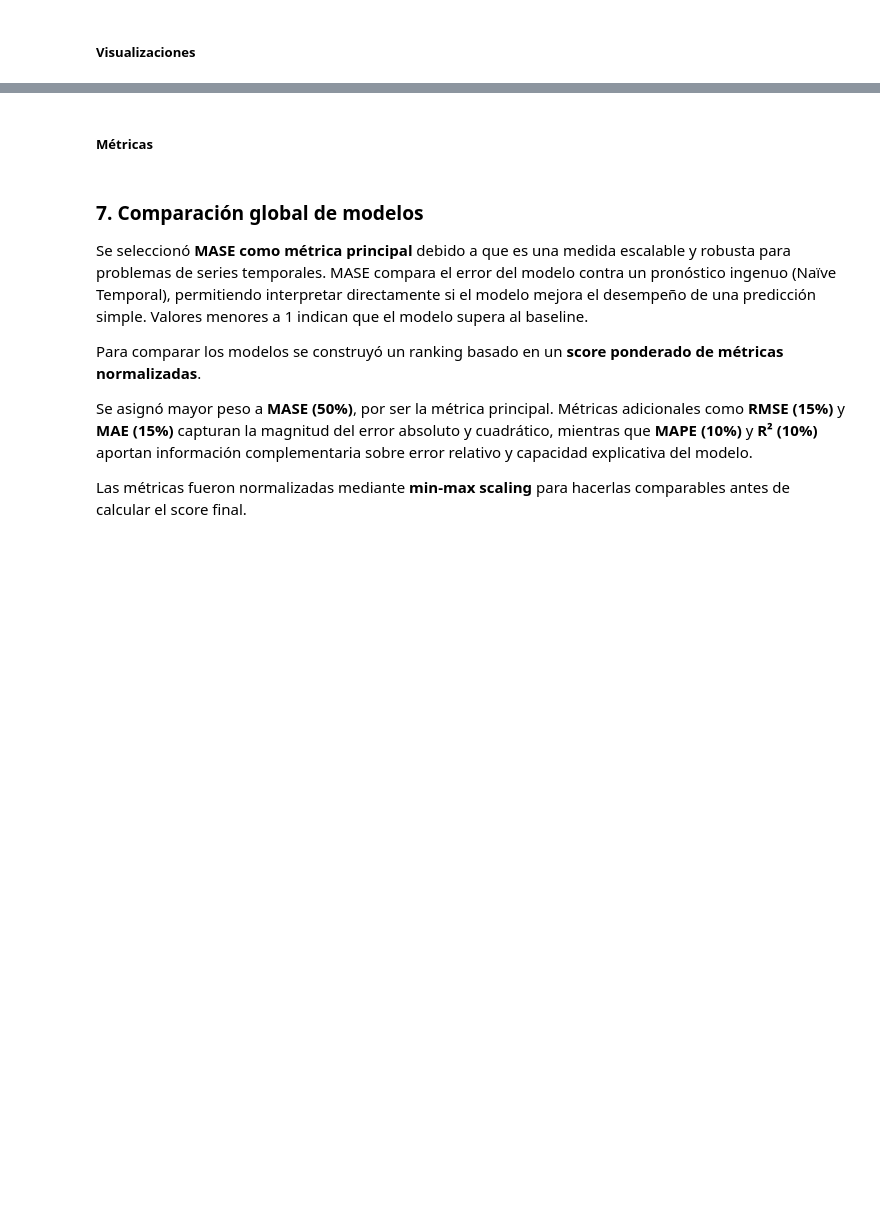
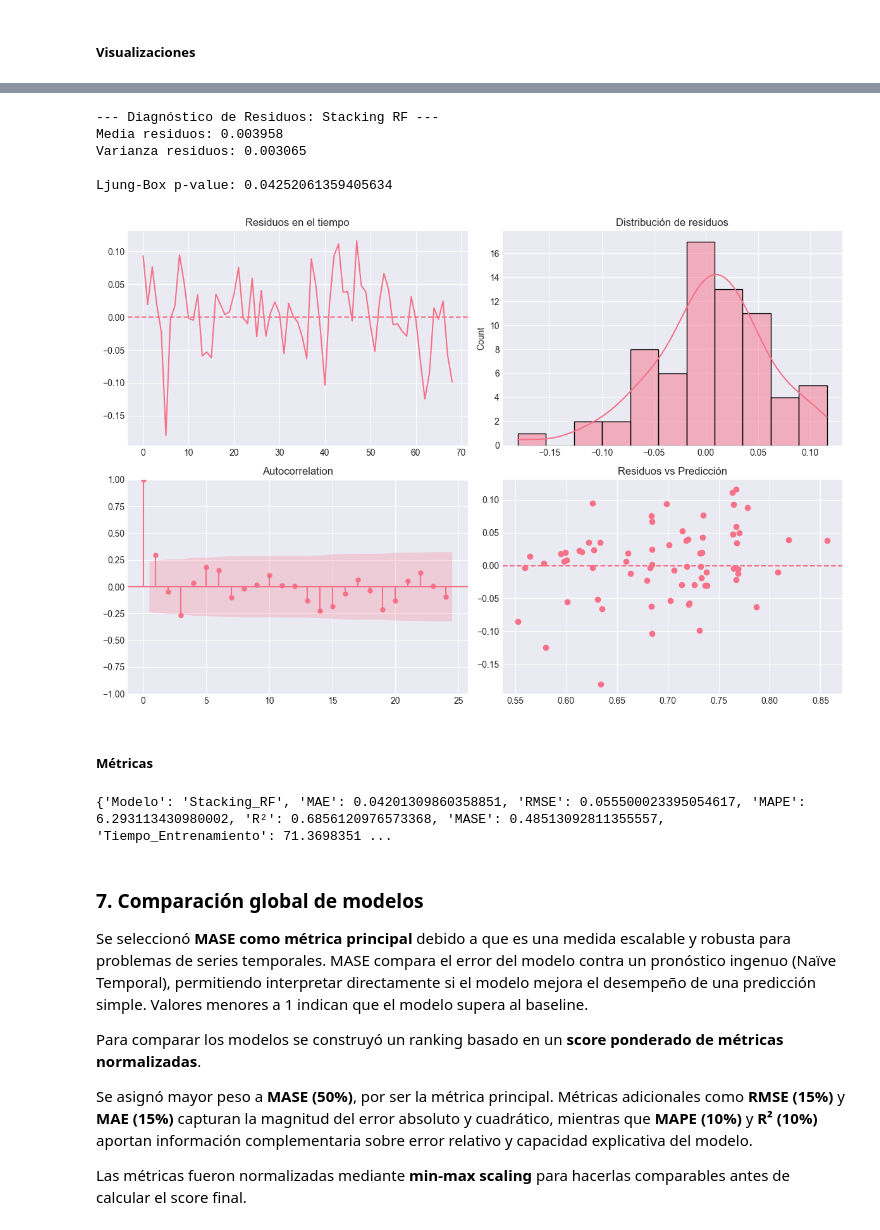
Before and after one commit to juan-pablo-lopez/tc5035-ene26-equipo29, a Jupyter notebook: Avance5.Equipo29.ipynb, the cells around one changed output, grey strips where cells are left out. Cells and saved outputs as stored; diff of their text form; code cells hidden in the pictures; blank space fills up the shorter version.

```diff
--- a/Avance5.Equipo29.ipynb
+++ b/Avance5.Equipo29.ipynb
@@ -1871,2 +2038,16 @@ Meta-modelo:
+# %%
+residuos_stack_rf = residuals_diagnostic(
+    y_test,
+    y_pred_stack_rf,
+    lags=24,
+    titulo="Stacking RF"
+)
+# %% [output]
+--- Diagnóstico de Residuos: Stacking RF ---
+Media residuos: 0.003958
+Varianza residuos: 0.003065
+
+Ljung-Box p-value: 0.04252061359405634
+[figure, added]
 # %% [markdown]
 ##### Métricas
@@ -1875,3 +2054,21 @@ Meta-modelo:
+# %%
+metrics_stack_rf = calculate_metrics(
+    y_true=y_test,
+    y_pred=y_pred_stack_rf,
+    mase_denom=mase_denom,
+    model_name="Stacking_RF"
+)
+metrics_stack_rf["Tiempo_Entrenamiento"] = tiempo_entrenamiento
+
+resultados_modelos.append(metrics_stack_rf)
+print(metrics_stack_rf)
+
+modelos_entrenados["Stacking_RF"] = {
+    "modelo": rf_meta,
+    "y_pred": y_pred_stack_rf
+}
+# %% [output]
+{'Modelo': 'Stacking_RF', 'MAE': 0.04201309860358851, 'RMSE': 0.055500023395054617, 'MAPE': 6.293113430980002, 'R²': 0.6856120976573368, 'MASE': 0.48513092811355557, 'Tiempo_Entrenamiento': 71.3698351 ...
 # %% [markdown]
 ### <a class="anchor" id="comparacion">7. Comparación global de modelos</a>
 
```
Also changed, not shown: parts of 51 cells of this notebook.
